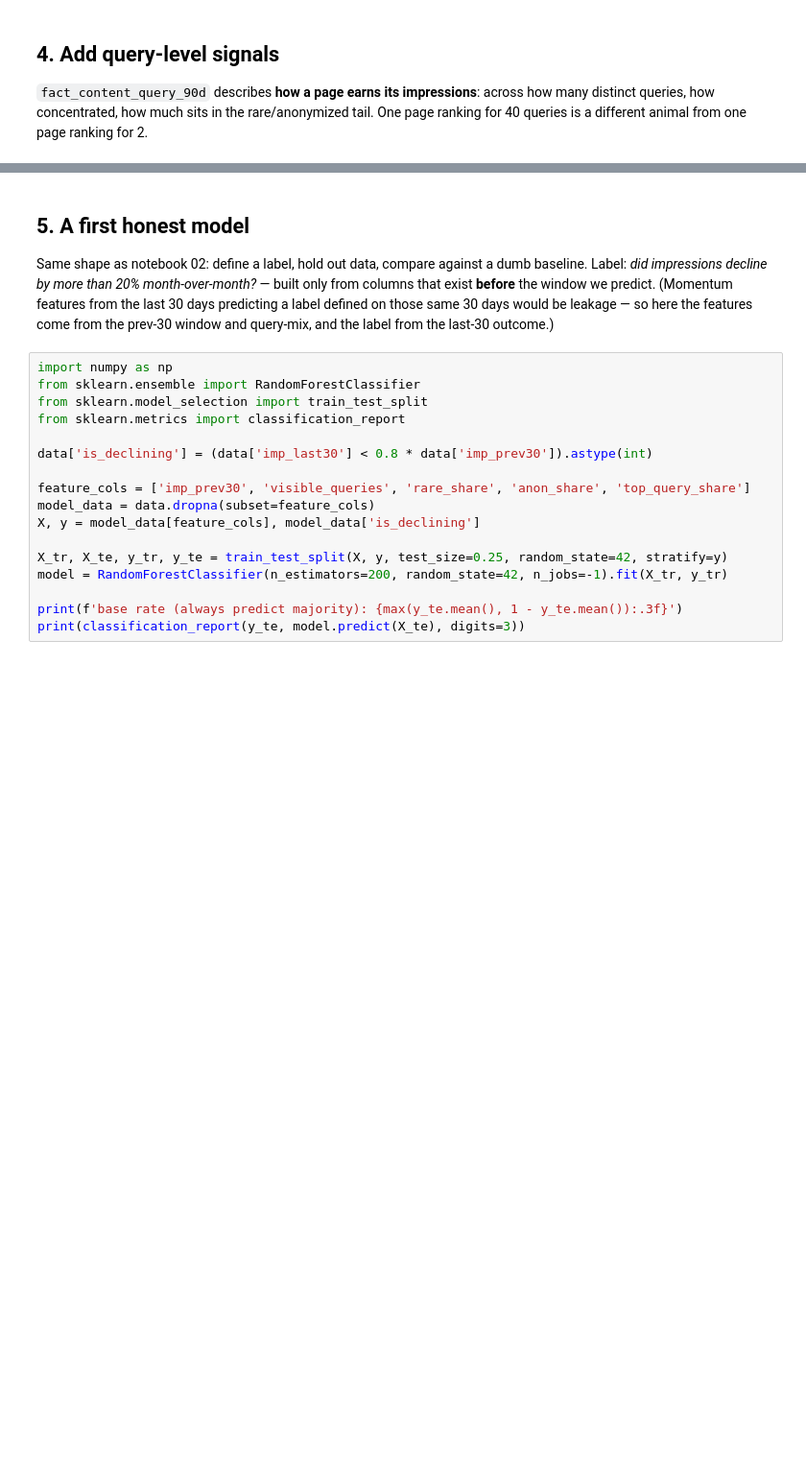
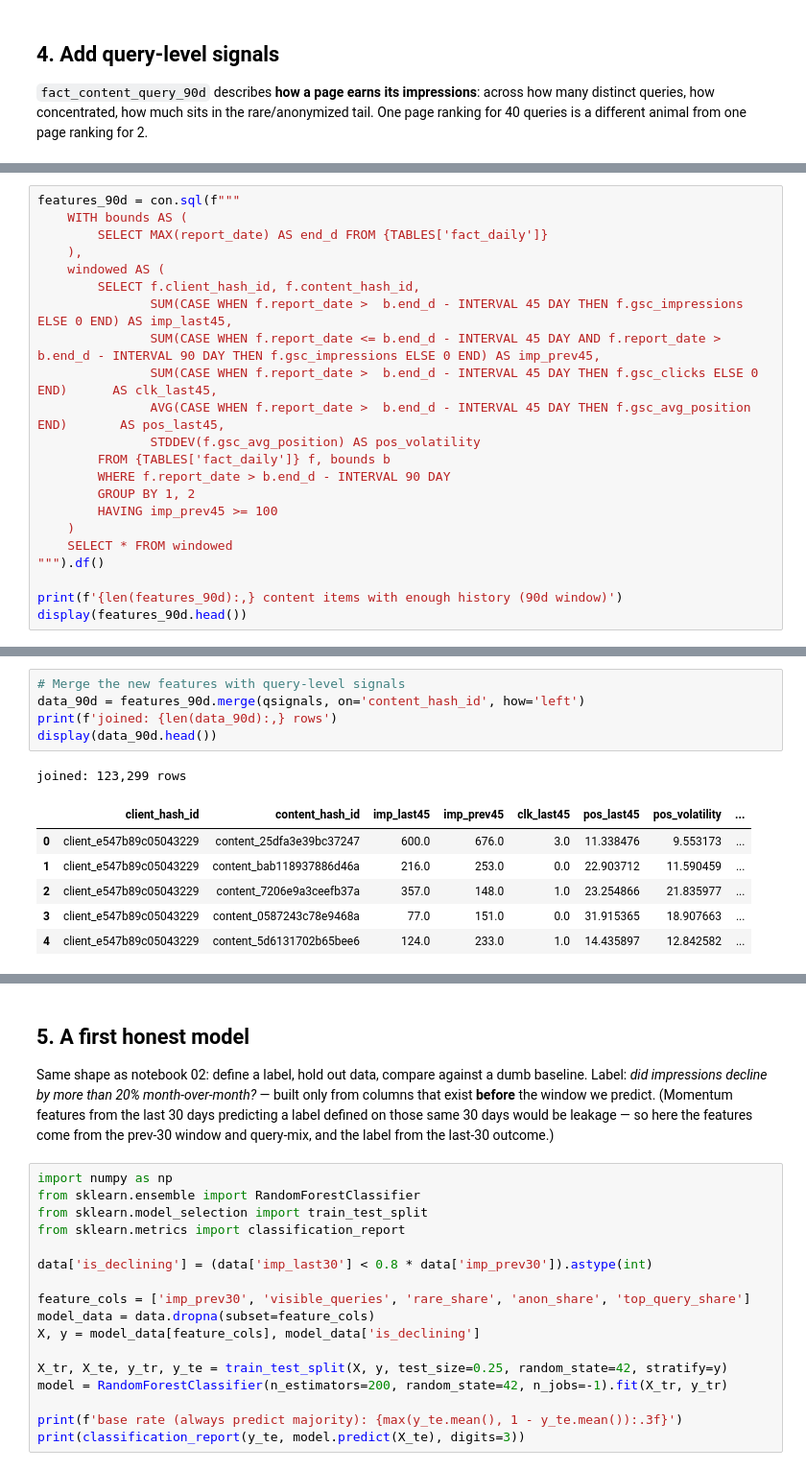
Before and after one commit to umarfarukh786/FlyRank-task1, a Jupyter notebook: notebooks/03_working_with_the_full_release.ipynb, the cells around one changed output, grey strips where cells are left out. Shown at 96% size. Cells and saved outputs as stored; diff of their text form; blank space fills up the shorter version.

```diff
--- a/notebooks/03_working_with_the_full_release.ipynb
+++ b/notebooks/03_working_with_the_full_release.ipynb
@@ -129,0 +173,22 @@ data.head()
+# %%
+features_90d = con.sql(f"""
+    WITH bounds AS (
+        SELECT MAX(report_date) AS end_d FROM {TABLES['fact_daily']}
+    ),
+    windowed AS (
+        SELECT f.client_hash_id, f.content_hash_id,
+               SUM(CASE WHEN f.report_date >  b.end_d - INTERVAL 45 DAY THEN f.gsc_impressions ELSE 0 END) AS imp_last45,
+               SUM(CASE WHEN f.report_date <= b.end_d - INTERVAL 45 DAY AND f.report_date > b.end_d - INTERVAL 90 DAY THEN f.gsc_impressions ELSE 0 END) AS imp_prev45,
+               SUM(CASE WHEN f.report_date >  b.end_d - INTERVAL 45 DAY THEN f.gsc_clicks ELSE 0 END)      AS clk_last45,
+               AVG(CASE WHEN f.report_date >  b.end_d - INTERVAL 45 DAY THEN f.gsc_avg_position END)       AS pos_last45,
+               STDDEV(f.gsc_avg_position) AS pos_volatility
+        FROM {TABLES['fact_daily']} f, bounds b
+        WHERE f.report_date > b.end_d - INTERVAL 90 DAY
+        GROUP BY 1, 2
+        HAVING imp_prev45 >= 100
+    )
+    SELECT * FROM windowed
+""").df()
+
+print(f'{len(features_90d):,} content items with enough history (90d window)')
+display(features_90d.head())
@@ -129,0 +203,13 @@ data.head()
+# %%
+# Merge the new features with query-level signals
+data_90d = features_90d.merge(qsignals, on='content_hash_id', how='left')
+print(f'joined: {len(data_90d):,} rows')
+display(data_90d.head())
+# %% [output]
+joined: 123,299 rows
+|  | client_hash_id | content_hash_id | imp_last45 | imp_prev45 | clk_last45 | pos_last45 | pos_volatility | ... |
+| 0 | client_e547b89c05043229 | content_25dfa3e39bc37247 | 600.0 | 676.0 | 3.0 | 11.338476 | 9.553173 | ... |
+| 1 | client_e547b89c05043229 | content_bab118937886d46a | 216.0 | 253.0 | 0.0 | 22.903712 | 11.590459 | ... |
+| 2 | client_e547b89c05043229 | content_7206e9a3ceefb37a | 357.0 | 148.0 | 1.0 | 23.254866 | 21.835977 | ... |
+| 3 | client_e547b89c05043229 | content_0587243c78e9468a | 77.0 | 151.0 | 0.0 | 31.915365 | 18.907663 | ... |
+| 4 | client_e547b89c05043229 | content_5d6131702b65bee6 | 124.0 | 233.0 | 1.0 | 14.435897 | 12.842582 | ... |
```
Also changed, not shown: parts of 11 cells of this notebook.
